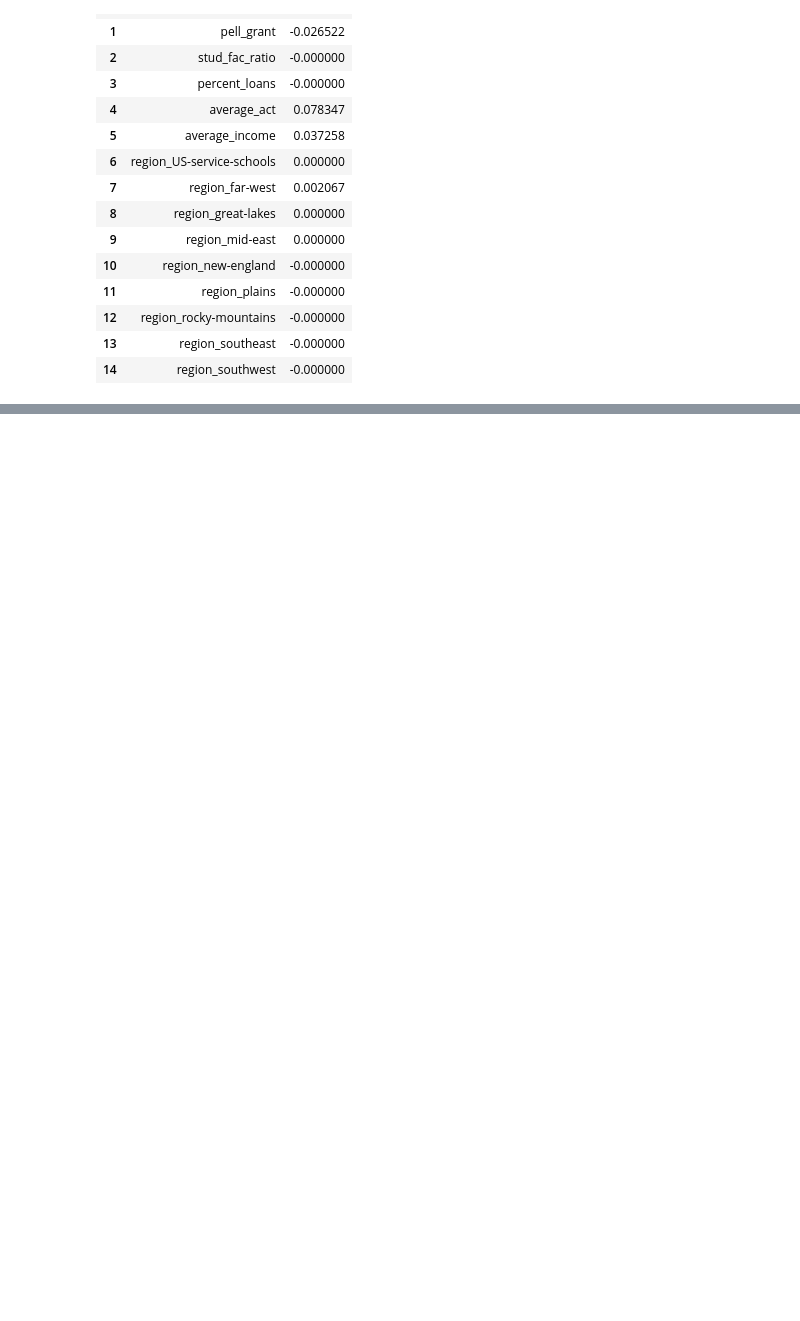
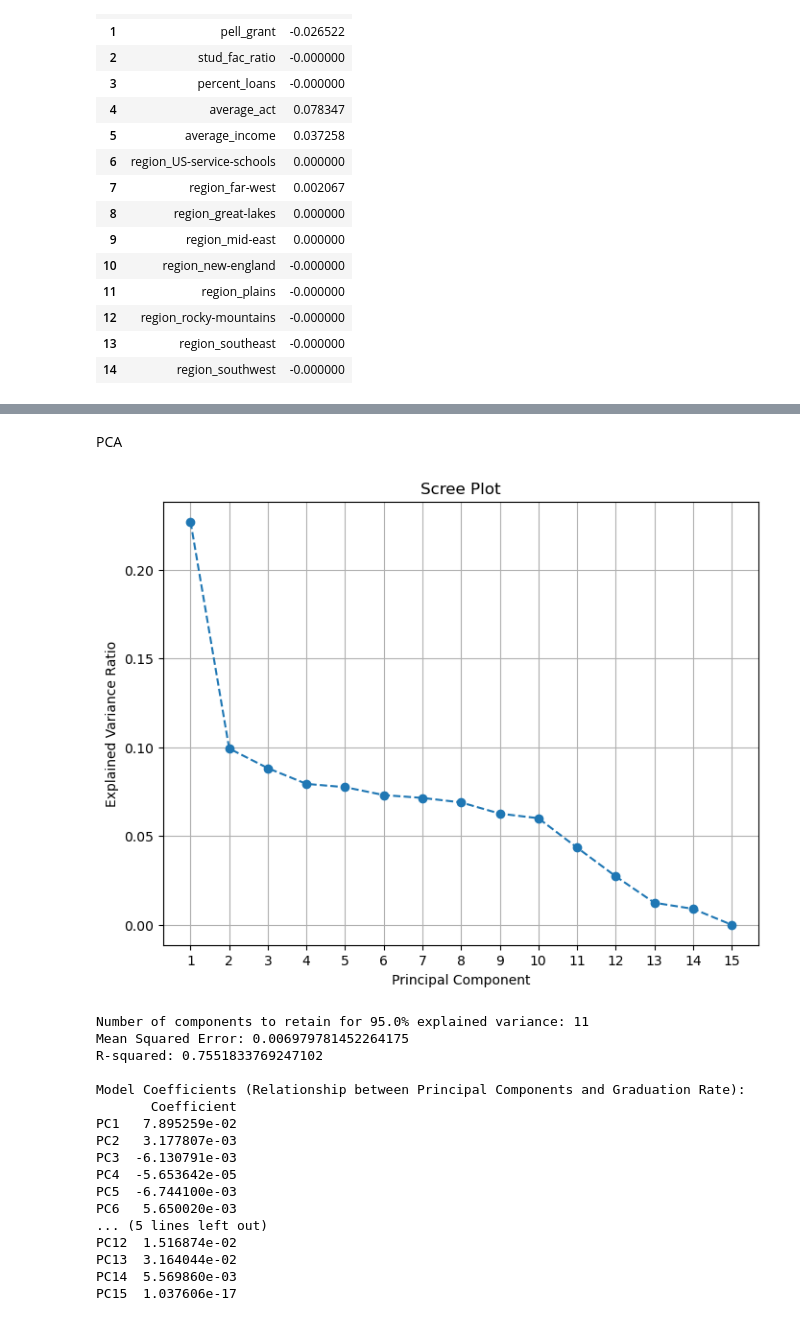
Before and after one commit to evaterry4/DS3001_project, a Jupyter notebook: Train_Test_Split_pt2+LASSO_model_.ipynb, the cells around one changed output, grey strips where cells are left out. Drawn from its saved outputs; the diff is of its cells as text; code cells hidden in the pictures; blank space fills up the shorter version.

Commit message:
adding PCA model and brief interpretation

```diff
--- a/Train_Test_Split_pt2+LASSO_model_.ipynb
+++ b/Train_Test_Split_pt2+LASSO_model_.ipynb
@@ -255,3 +249,82 @@ RMSE: 0.08172143096602676
 1       pell_grant    -0.121575
 2      average_act     0.022091
 3   average_income     0.000002
+# %% [markdown]
+PCA
+# %%
+from sklearn.decomposition import PCA
+from sklearn.preprocessing import StandardScaler
+from sklearn.linear_model import LinearRegression
+from sklearn.metrics import mean_squared_error, r2_score
+# import matplotlib.pyplot as plt
+
+data_clean = data.dropna()
+y = data_clean['graduation_rate']
+
+df = pd.get_dummies(data_clean[['region', 'acceptance_rate', 'pell_grant','stud_fac_ratio','percent_loans','average_act', 'average_income']],
+                   columns=['region'],
+                   drop_first=False)  # Keep all categories for interpretability
+
+from sklearn.model_selection import train_test_split
+X_train, X_test, y_train, y_test = train_test_split(df, y,
+                                                    test_size=.2,
+                                                    random_state=100)
+# using standard z-scale since PCA works best with scaled data
+scaler = StandardScaler()
+X_train_scaled = scaler.fit_transform(X_train)
+X_test_scaled = scaler.transform(X_test)
+
+pca = PCA()
+pca.fit(X_train_scaled)
+
+explained_variance_ratio = pca.explained_variance_ratio_
+
+# making the screen plot
+plt.figure(figsize=(8, 6))
+plt.plot(range(1, len(explained_variance_ratio) + 1), explained_variance_ratio, marker='o', linestyle='--')
+plt.xlabel('Principal Component')
+plt.ylabel('Explained Variance Ratio')
+plt.title('Scree Plot')
+plt.xticks(range(1, len(explained_variance_ratio) + 1))  # Ensure each principal component is labeled
+plt.grid(True)
+plt.show()
+threshold = 0.95
+n_components_to_retain = np.argmax(np.cumsum(explained_variance_ratio) >= threshold) + 1
+print(f"Number of components to retain for {threshold*100}% explained variance: {n_components_to_retain}")
+
+
+X_train_pca = pca.transform(X_train_scaled)
+X_test_pca = pca.transform(X_test_scaled)
+model = LinearRegression()
+model.fit(X_train_pca, y_train)
+
+y_pred = model.predict(X_test_pca)
+mse = mean_squared_error(y_test, y_pred)
+r2 = r2_score(y_test, y_pred)
+
+print(f'Mean Squared Error: {mse}')
+print(f'R-squared: {r2}')
+
+coefficients = model.coef_
+coefficients_df = pd.DataFrame(coefficients, index=[f'PC{i+1}' for i in range(len(coefficients))], columns=['Coefficient'])
+print("\nModel Coefficients (Relationship between Principal Components and Graduation Rate):")
+print(coefficients_df)
+# %% [output]
+[figure, added]
+Number of components to retain for 95.0% explained variance: 11
+Mean Squared Error: 0.006979781452264175
+R-squared: 0.7551833769247102
+
+Model Coefficients (Relationship between Principal Components and Graduation Rate):
+       Coefficient
+PC1   7.895259e-02
+PC2   3.177807e-03
+PC3  -6.130791e-03
+PC4  -5.653642e-05
+PC5  -6.744100e-03
+PC6   5.650020e-03
+... (5 lines left out)
+PC12  1.516874e-02
+PC13  3.164044e-02
+PC14  5.569860e-03
+PC15  1.037606e-17
```
Also changed, not shown: parts of 7 cells of this notebook.
